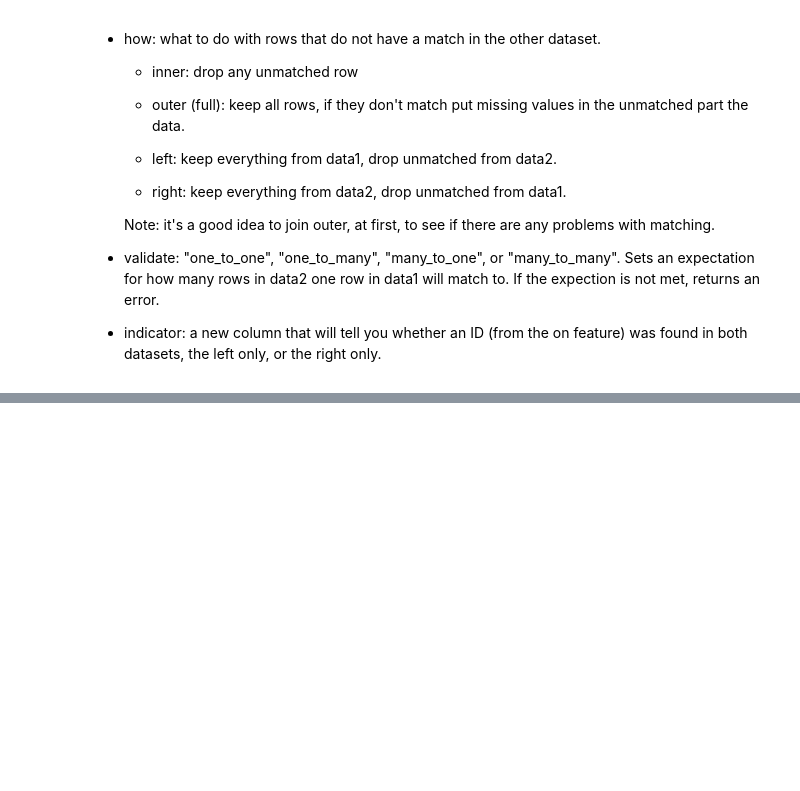
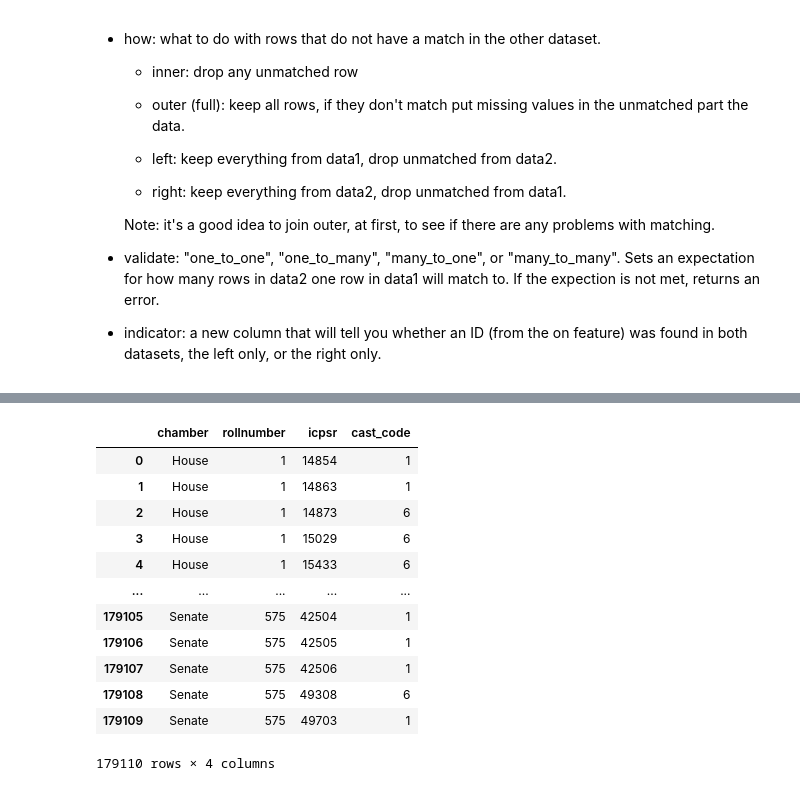
Before and after one commit to CastelAndres/DS6600Project, a Jupyter notebook: notebooks/ideology.ipynb, the cells around one changed output, grey strips where cells are left out. Saved outputs shown, nothing was run; the diff lists cells and outputs as text; code cells hidden in the pictures; blank space fills up the shorter version.

```diff
--- a/notebooks/ideology.ipynb
+++ b/notebooks/ideology.ipynb
@@ -184,6 +154,3 @@ Six arguments:
 * validate: "one_to_one", "one_to_many", "many_to_one", or "many_to_many". Sets an expectation for how many rows in data2 one row in data1 will match to. If the expection is not met, returns an error.
 
 * indicator: a new column that will tell you whether an ID (from the on feature) was found in both datasets, the left only, or the right only.
-# %%
-votes = votes.drop(['congress', 'prob',], axis=1)
-votes
@@ -329,0 +177,17 @@ vote_compare[vote_compare['bioname'].str.contains('MCGUIRE')].sort_values('agree
+# %%
+votes = votes.drop(['congress', 'prob'], axis=1)
+votes
+# %% [output]
+|  | chamber | rollnumber | icpsr | cast_code |
+| 0 | House | 1 | 14854 | 1 |
+| 1 | House | 1 | 14863 | 1 |
+| 2 | House | 1 | 14873 | 6 |
+| 3 | House | 1 | 15029 | 6 |
+| 4 | House | 1 | 15433 | 6 |
+| ... | ... | ... | ... | ... |
+| 179105 | Senate | 575 | 42504 | 1 |
+| 179106 | Senate | 575 | 42505 | 1 |
+| 179107 | Senate | 575 | 42506 | 1 |
+| 179108 | Senate | 575 | 49308 | 6 |
+| 179109 | Senate | 575 | 49703 | 1 |
+179110 rows × 4 columns
```
Also changed, not shown: parts of 31 cells of this notebook, 11 other files.
